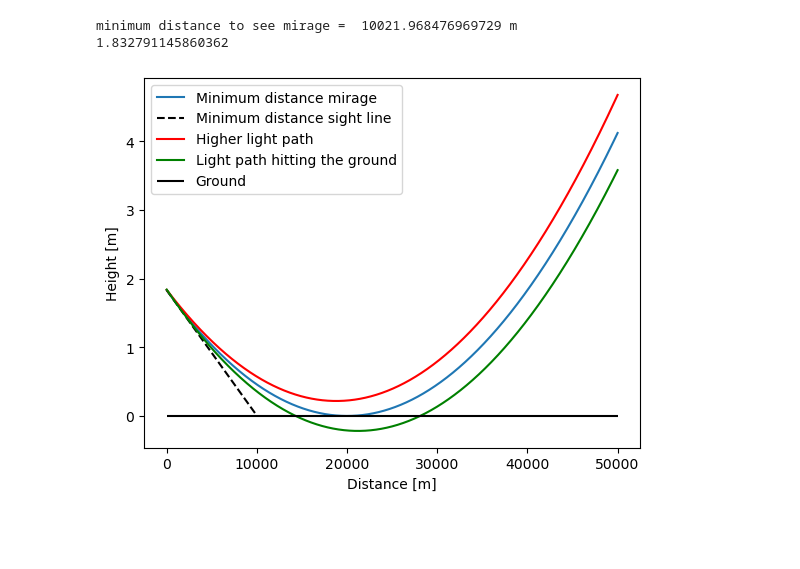
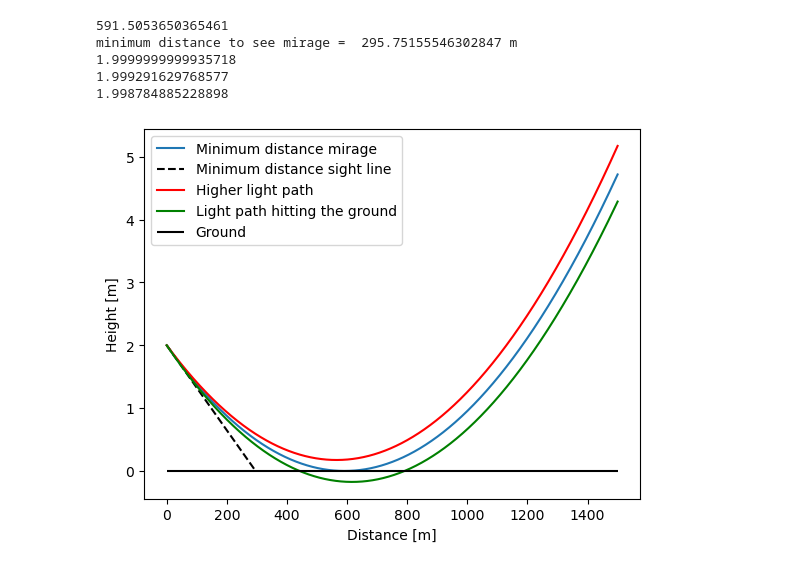
Before and after one commit to ezrahoeve10/Code-fibre-optic, a Jupyter notebook: Mirage.ipynb, the cells around one changed output. Drawn from its saved outputs; the diff is of its cells as text; code cells hidden in the pictures; blank space fills up the shorter version.

```diff
--- a/Mirage.ipynb
+++ b/Mirage.ipynb
@@ -5,41 +7,62 @@ from scipy.optimize import curve_fit
 # %%
-xmax = 50000
+#defining limits and creating linspace
+xmax = 1500
 xtest = np.linspace(0,xmax,10000)
 dx = 0.01
 
+#defining constants
 h0 = 2
-a = 9.167e-9
-b = 1.0003322
+a = 1.146e-5
+b = 1.002406
+
+#defining constants for different initial values
 c1 = b
-d1 = 20000
+d1 = (b/a)*np.arccosh(h0*a/b+1)
 
-c2 = b+0.000000002
-d2 = 18800
+c2 = b+0.000002
+d2 = 565
 
-c3 = b-0.000000002
-d3 = 21200
+c3 = b-0.000002
+d3 = 616.6
 
 
-xmax0 = -func(0,a,b,c1,d1)*1/((func(dx,a,b,c1,d1)-func(0,a,b,c1,d1))/dx)
+
+#defining the function for the light path and its derivative
+def func(x,a,b,c,d):
+    return (-b+c*np.cosh(a*(x-d)/c))/a
+
+def linearisation(x,a,b,c,d):
+    return np.sinh((x-d)*a/c)
+
+
+#finding the point xmax0, where the linearisation hits the ground and making a new linspace based on that
+xmax0 = -func(0,a,b,c1,d1)/linearisation(0,a,b,c1,d1)
 xtest2 = np.linspace(0,xmax0,1000)
+
+#Print minimum distance to see mirage
 print("minimum distance to see mirage = ",xmax0,"m")
-print(func(0,a,b,c1,d1))
-def func(x,a,b,c,d):
-    return (-2*b+c*np.exp(a*(x-d)/c)+c*np.exp(-a*(x-d)/c))/(2*a)
 
+
+#plotting the 3 paths of light, the linearisation and the ground
 plt.plot(xtest,func(xtest,a,b,c1,d1), label = 'Minimum distance mirage')
-plt.plot(xtest2,(func(dx,a,b,c1,d1)-func(0,a,b,c1,d1))/dx*xtest2 + func(0,a,b,c1,d1), 'k--',label = 'Minimum distance sight line')
+
+plt.plot(xtest2,linearisation(0,a,b,c1,d1)*xtest2 + func(0,a,b,c1,d1), 'k--', label = 'Minimum distance sight line')
+
 plt.plot(xtest,func(xtest,a,b,c2,d2),'r', label = 'Higher light path')
 plt.plot(xtest,func(xtest,a,b,c3,d3),'g', label = 'Light path hitting the ground')
+
 plt.hlines(0,0,xmax,'k', label='Ground')
 
+#axis labels, legend and saving the figure
 plt.ylabel('Height [m]')
 plt.xlabel('Distance [m]')
 plt.legend()
-#plt.ylim([-1000, 10000])
 plt.savefig('miragefig', dpi = 1000)
 # %% [output]
-minimum distance to see mirage =  10021.968476969729 m
-1.832791145860362
+591.5053650365461
+minimum distance to see mirage =  295.75155546302847 m
+1.9999999999935718
+1.999291629768577
+1.998784885228898
-[figure, old version]
+[figure, new version]
 # %%
```
Also changed, not shown: parts of 6 cells of this notebook.
